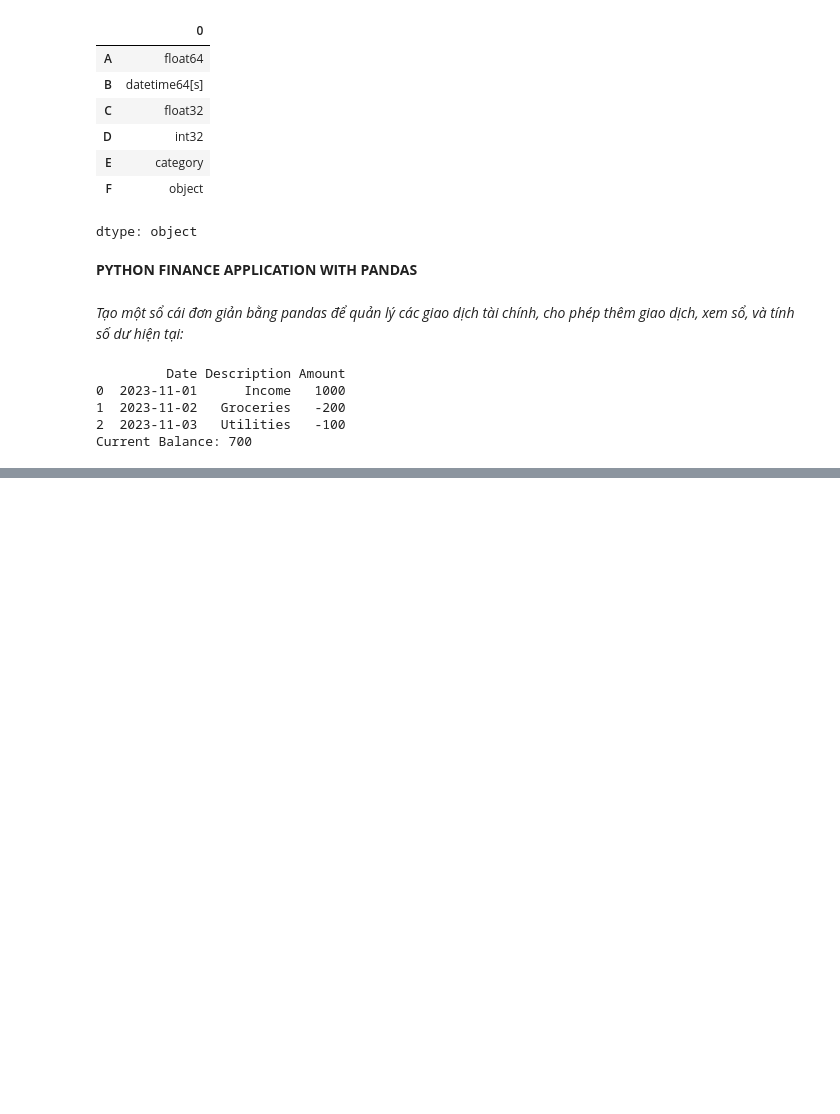
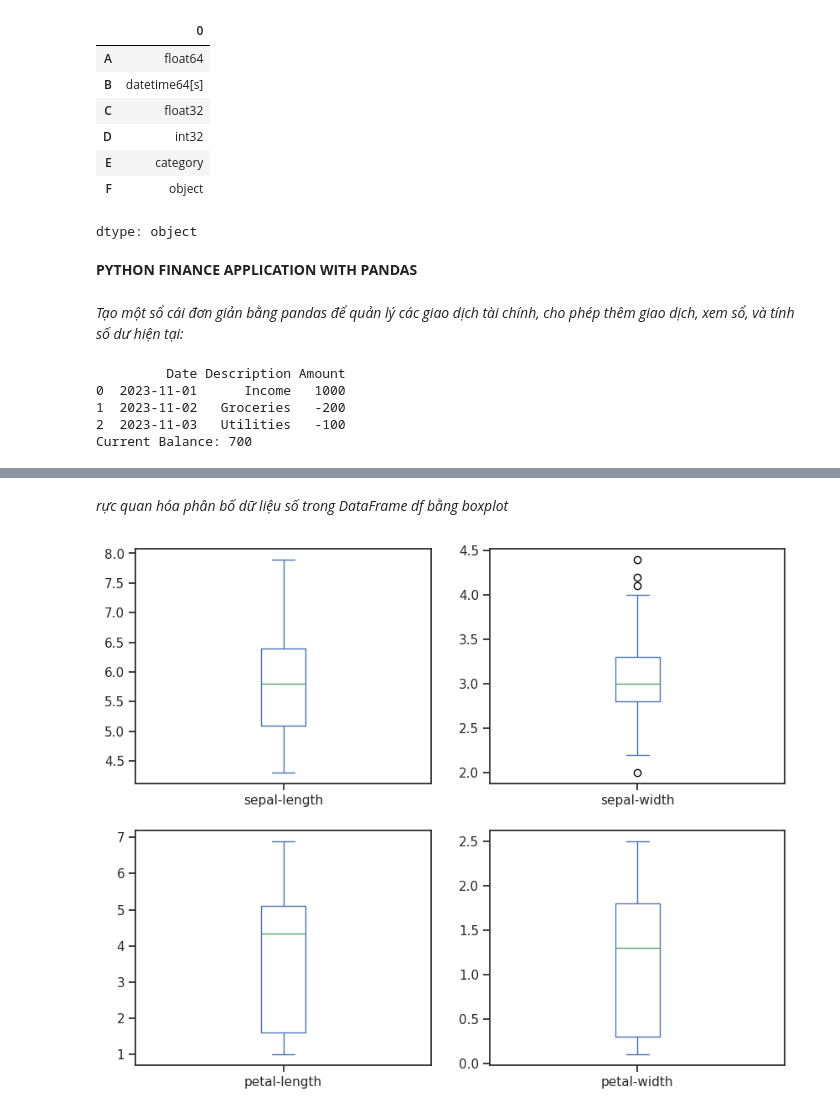
Before and after one commit to Mint0511/Data-analytics, a Jupyter notebook: lab2_NguyenVanMinh_3122410242 / slide_03_code.ipynb, the cells around one changed output, grey strips where cells are left out. Cells and saved outputs as stored; diff of their text form; code cells hidden in the pictures; blank space fills up the shorter version.

```diff
--- a/lab2_NguyenVanMinh_3122410242 / slide_03_code.ipynb
+++ b/lab2_NguyenVanMinh_3122410242 / slide_03_code.ipynb
@@ -353,0 +381,8 @@ Current Balance: 700
+# %%
+import pandas as pd
+
+url = "https://archive.ics.uci.edu/ml/machine-learning-databases/iris/iris.data"  # URL file dữ liệu
+names = ['sepal-length', 'sepal-width', 'petal-length', 'petal-width', 'class']   # Tên các cột
+
+df = pd.read_csv(url, names=names)  # Đọc dữ liệu từ URL và gán tên cột
+print(df.head(10))                   # In 10 dòng đầu tiên của DataFrame
@@ -353,0 +457,15 @@ Current Balance: 700
+# %% [markdown]
+*rực quan hóa phân bố dữ liệu số trong DataFrame df bằng boxplot*
+# %%
+import matplotlib.pyplot as plt
+
+plt.rcParams["figure.figsize"] = (10,8)  # Đặt kích thước hình vẽ (width=10, height=8)
+
+# Vẽ boxplot cho từng cột số trong DataFrame df
+df.plot(kind='box',                 # Loại đồ thị: boxplot
+        subplots=True,              # Mỗi cột vẽ riêng 1 subplot
+        layout=(2,2),               # Bố cục subplot 2 hàng x 2 cột
+        sharex=False, sharey=False) # Không dùng chung trục x, y
+plt.show()                           # Hiển thị đồ thị
+# %% [output]
+[figure, added]
```
Also changed, not shown: parts of 11 cells of this notebook.
